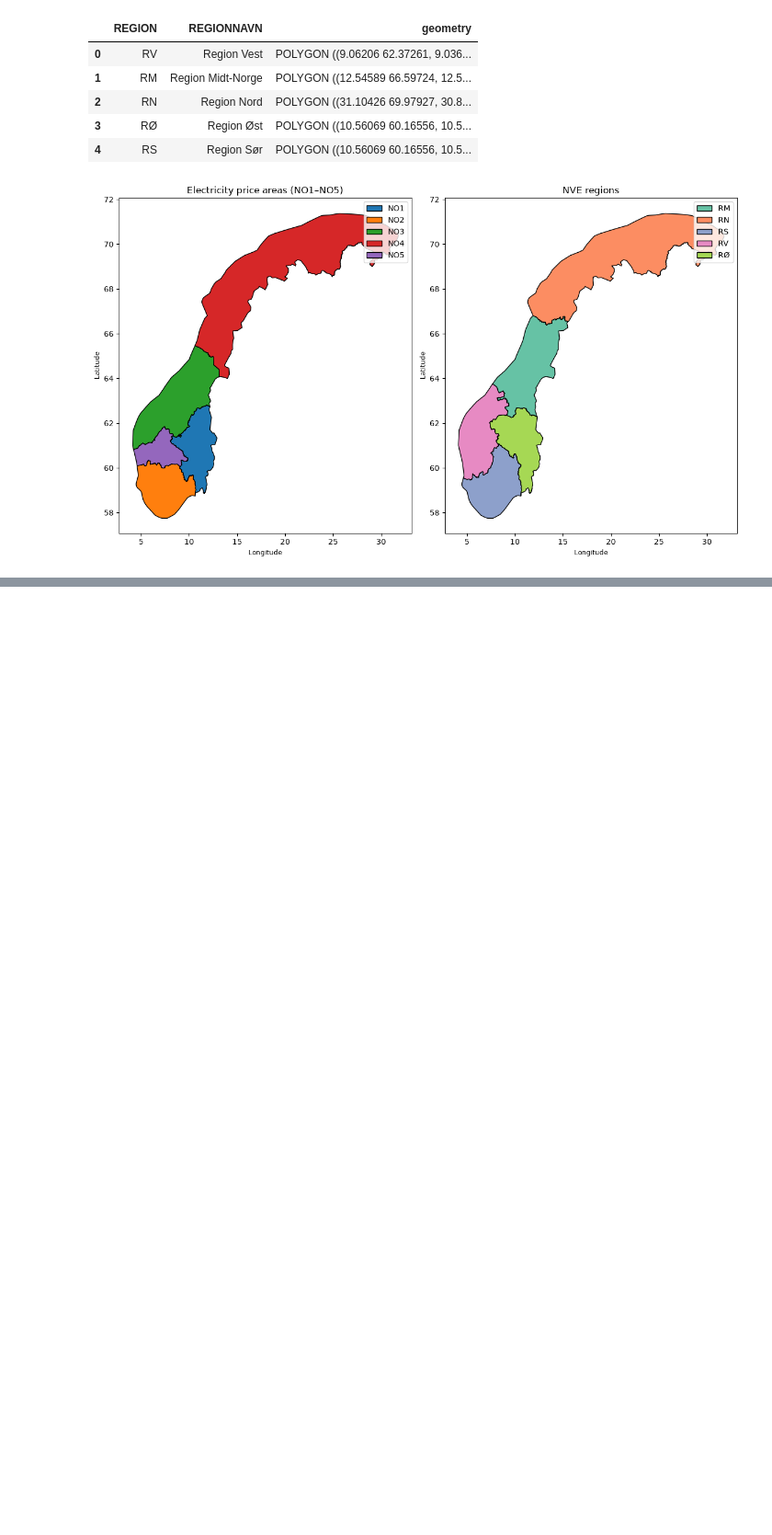
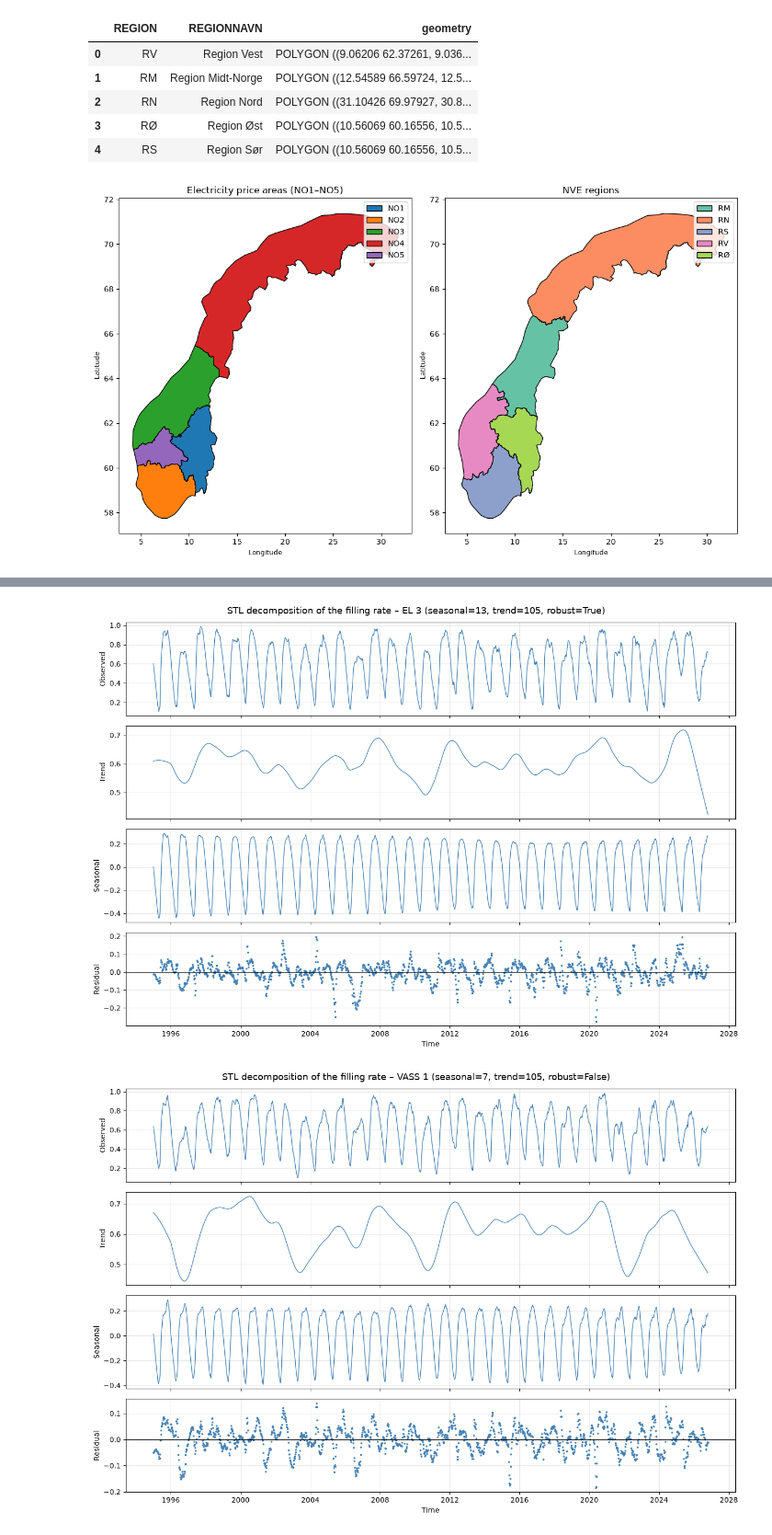
Before and after one commit to GiorgioCrupi/giorgiocrupi-ind320-project1, a Jupyter notebook: notebooks/project_3.ipynb, the cells around one changed output, grey strips where cells are left out. Shown at 92% size. Saved outputs shown, nothing was run; the diff lists cells and outputs as text; code cells hidden in the pictures; blank space fills up the shorter version.

```diff
--- a/notebooks/project_3.ipynb
+++ b/notebooks/project_3.ipynb
@@ -63,0 +617,60 @@ plt.show()
+# %%
+from statsmodels.tsa.seasonal import STL
+
+NVE_URL = "https://biapi.nve.no/magasinstatistikk/api/Magasinstatistikk/HentOffentligData"
+
+
+def load_reservoirs():
+    """Download the weekly reservoir statistics from the NVE Magasinstatistikk API."""
+    response = requests.get(NVE_URL, timeout=60)
+    response.raise_for_status()
+    res = pd.DataFrame(response.json())
+    # ISO year + ISO week -> date (Monday of the week)
+    res["Date"] = pd.to_datetime(
+        res["iso_aar"].astype(str) + "-" + res["iso_uke"].astype(str) + "-1", format="%G-%V-%u"
+    )
+    return res.rename(columns={"omrType": "Area_Type", "omrnr": "Area_Number",
+                               "fyllingsgrad": "Fill_Rate"})
+
+
+def reservoir_series(reservoirs, area_type="EL", area_number=3):
+    """Weekly filling rate of one area as a regular time series (no gaps)."""
+    s = (reservoirs[(reservoirs.Area_Type == area_type) & (reservoirs.Area_Number == area_number)]
+         .set_index("Date")["Fill_Rate"].sort_index())
+    s = s[~s.index.duplicated()]
+    return s.asfreq("W-MON").interpolate()   # fill any missing week by linear interpolation
+
+
+def stl_decomposition(reservoirs, area_type="EL", area_number=3,
+                      seasonal=13, trend=105, robust=True):
+    """STL decomposition of the weekly filling rate. Returns the figure."""
+    series = reservoir_series(reservoirs, area_type, area_number)
+    result = STL(series, period=52, seasonal=seasonal, trend=trend, robust=robust).fit()
+
+    parts = [("Observed", result.observed), ("Trend", result.trend),
+             ("Seasonal", result.seasonal), ("Residual", result.resid)]
+    fig, axes = plt.subplots(4, 1, figsize=(13, 9), sharex=True)
+    for ax, (name, values) in zip(axes, parts):
+        if name == "Residual":
+            ax.scatter(values.index, values, s=3, color="steelblue")
+            ax.axhline(0, color="black", linewidth=0.8)
+        else:
+            ax.plot(values.index, values, color="steelblue", linewidth=1)
+        ax.set_ylabel(name)
+        ax.grid(alpha=0.3)
+    axes[-1].set_xlabel("Time")
+    fig.suptitle(f"STL decomposition of the filling rate – {area_type} {area_number} "
+                 f"(seasonal={seasonal}, trend={trend}, robust={robust})", fontsize=13)
+    fig.tight_layout()
+    plt.close(fig)
+    return fig
+
+
+# Test: download the reservoir data once and run the decomposition
+reservoirs = load_reservoirs()
+display(stl_decomposition(reservoirs))                                  # defaults: EL 3 (NO3)
+display(stl_decomposition(reservoirs, area_type="VASS", area_number=1,  # other area and parameters
+                          seasonal=7, robust=False))
+# %% [output]
+[figure, added]
+[figure, added]
```
Also changed, not shown: parts of 19 cells of this notebook, 5 other files.
